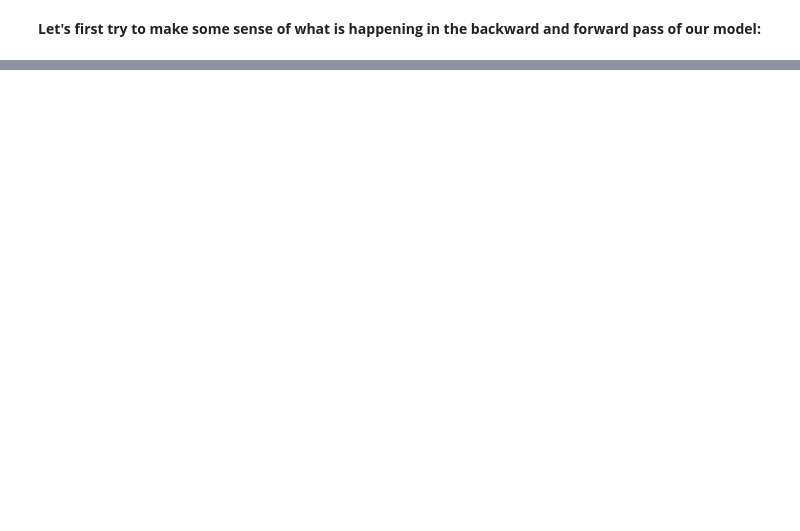
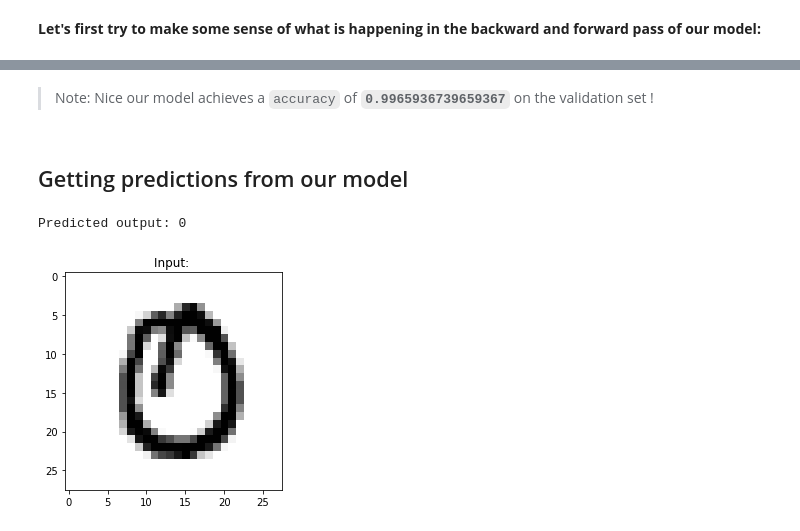
Before and after one commit to benihime91/blog, a Jupyter notebook: _notebooks/2020-09-22-nn-from-scratch.ipynb, the cells around one changed output, grey strips where cells are left out. Drawn from its saved outputs; the diff is of its cells as text; code cells hidden in the pictures; blank space fills up the shorter version.

```diff
--- a/_notebooks/2020-09-22-nn-from-scratch.ipynb
+++ b/_notebooks/2020-09-22-nn-from-scratch.ipynb
@@ -309,0 +482,10 @@ class RelU:
+# %%
+# backward pass
+da3 = sigmoid.backward(loss_fn.backward())
+dz3, dw3, db3 = lin3.backward(da3)
+
+da2 = relu2.backward(dz3)
+dz2, dw2, db2 = lin2.backward(da2)
+
+da1 = relu1.backward(dz2)
+_, dw1, db1 = lin1.backward(da1)
@@ -309,0 +654,16 @@ class RelU:
+# %% [markdown]
+> Note: Nice our model achieves a `accuracy` of **`0.9965936739659367`** on the validation set !
+# %% [markdown]
+## Getting predictions from our model
+# %%
+#collapse
+test_inp = x_valid[0]
+plt.title("Input: ")
+plt.imshow(test_inp.reshape(28,28), cmap="binary");
+
+loss, pred = nn.forward(test_inp)
+predicted_val = int(pred > 0.5)
+print(f"Predicted output: {predicted_val}")
+# %% [output]
+Predicted output: 0
+[figure, added]
```
Also changed, not shown: parts of 65 cells of this notebook, 2 other files.
